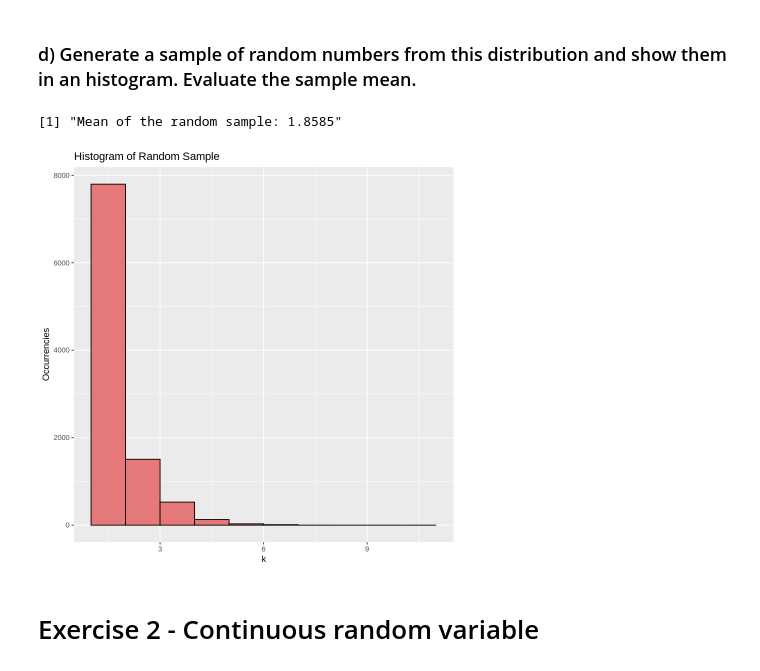
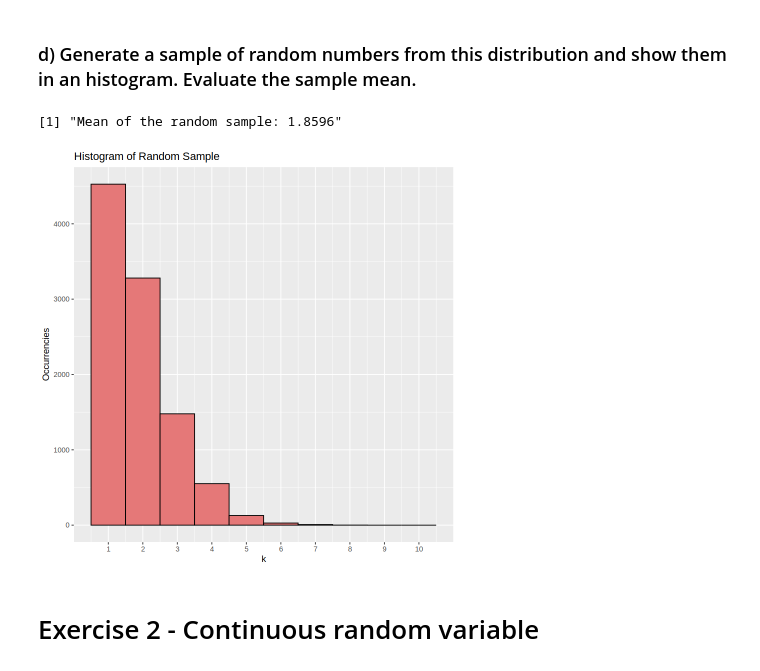
Before and after one commit to Kallo27/Advanced_statistics, a Jupyter notebook: Lab02/CalandraBuonaura_LorenzoRlab02.ipynb, the cells around one changed output. Saved outputs shown, nothing was run; the diff lists cells and outputs as text; code cells hidden in the pictures.

```diff
--- a/Lab02/CalandraBuonaura_LorenzoRlab02.ipynb
+++ b/Lab02/CalandraBuonaura_LorenzoRlab02.ipynb
@@ -78,18 +80,20 @@ sprintf("Variance: %s", variance_over_k)
 # %%
 sample <- data.frame(k = sample(k_values, size = 10000, replace = TRUE,
                                 prob = pdf_values$PDF))
 
 ggplot(sample, aes(x = k)) +
-  geom_histogram(breaks = seq(min(k_values), max(k_values) + 1, by = 1),
-                 fill = "#e57878", color = "black") +
+  geom_histogram(breaks = seq(min(k_values) - 0.5, max(k_values) + 0.5, by = 1),
+                 fill = "#e57878", color = "black", center = 0.5) +
   labs(title = "Histogram of Random Sample",
        x = "k",
-       y = "Occurrencies")
+       y = "Occurrencies") +
+  scale_x_continuous(breaks = seq(min(k_values) - 0.5,
+                                  max(k_values) - 0.5, by = 1) + 0.5)
 
 sprintf("Mean of the random sample: %s", mean(sample$k))
 # %% [output]
-[1] "Mean of the random sample: 1.8585"
+[1] "Mean of the random sample: 1.8596"
-[figure, old version]
+[figure, new version]
 # %% [markdown]
 # Exercise 2 - Continuous random variable
 # %% [markdown]
```
Also changed, not shown: parts of 10 cells of this notebook.
